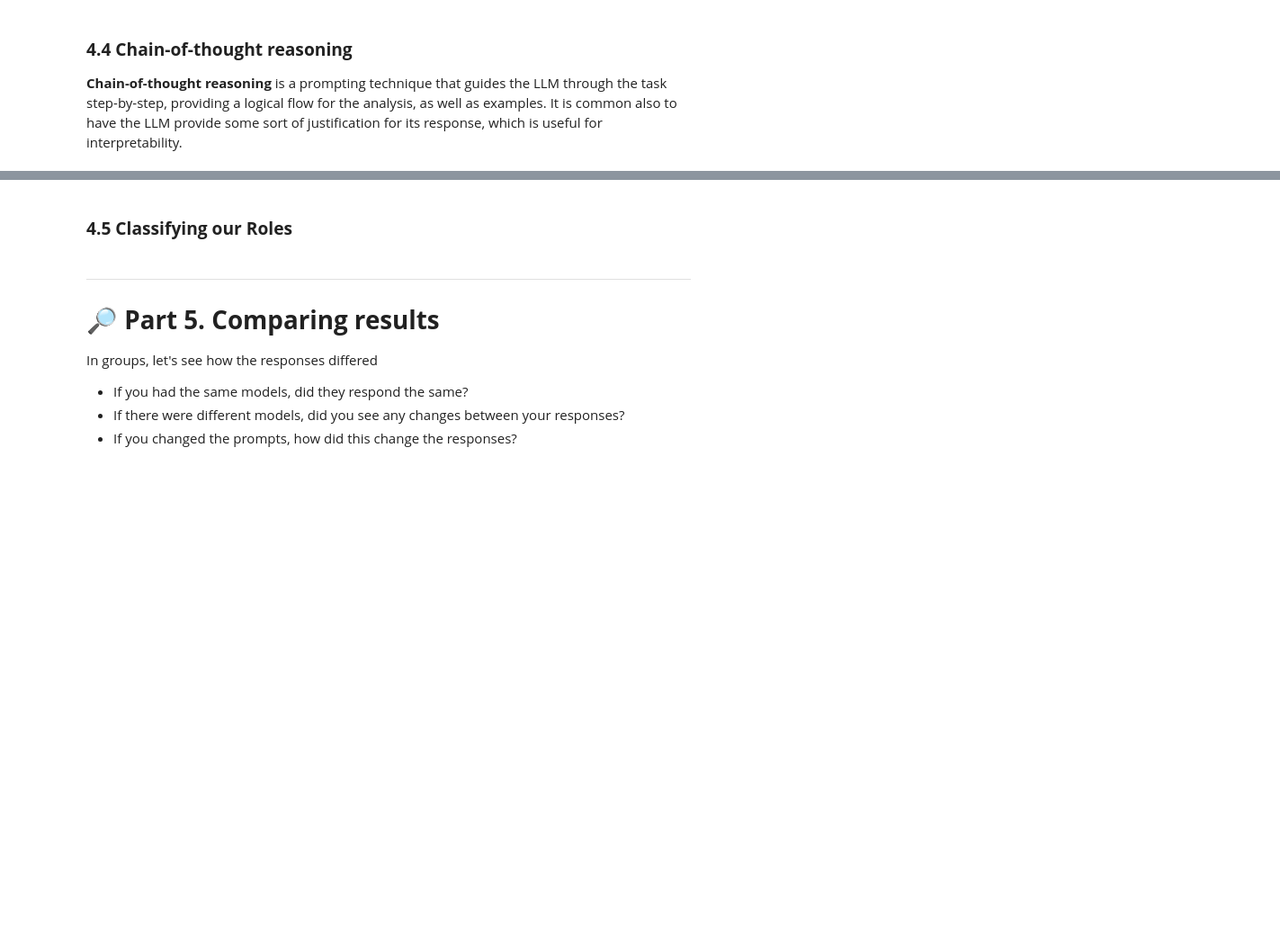
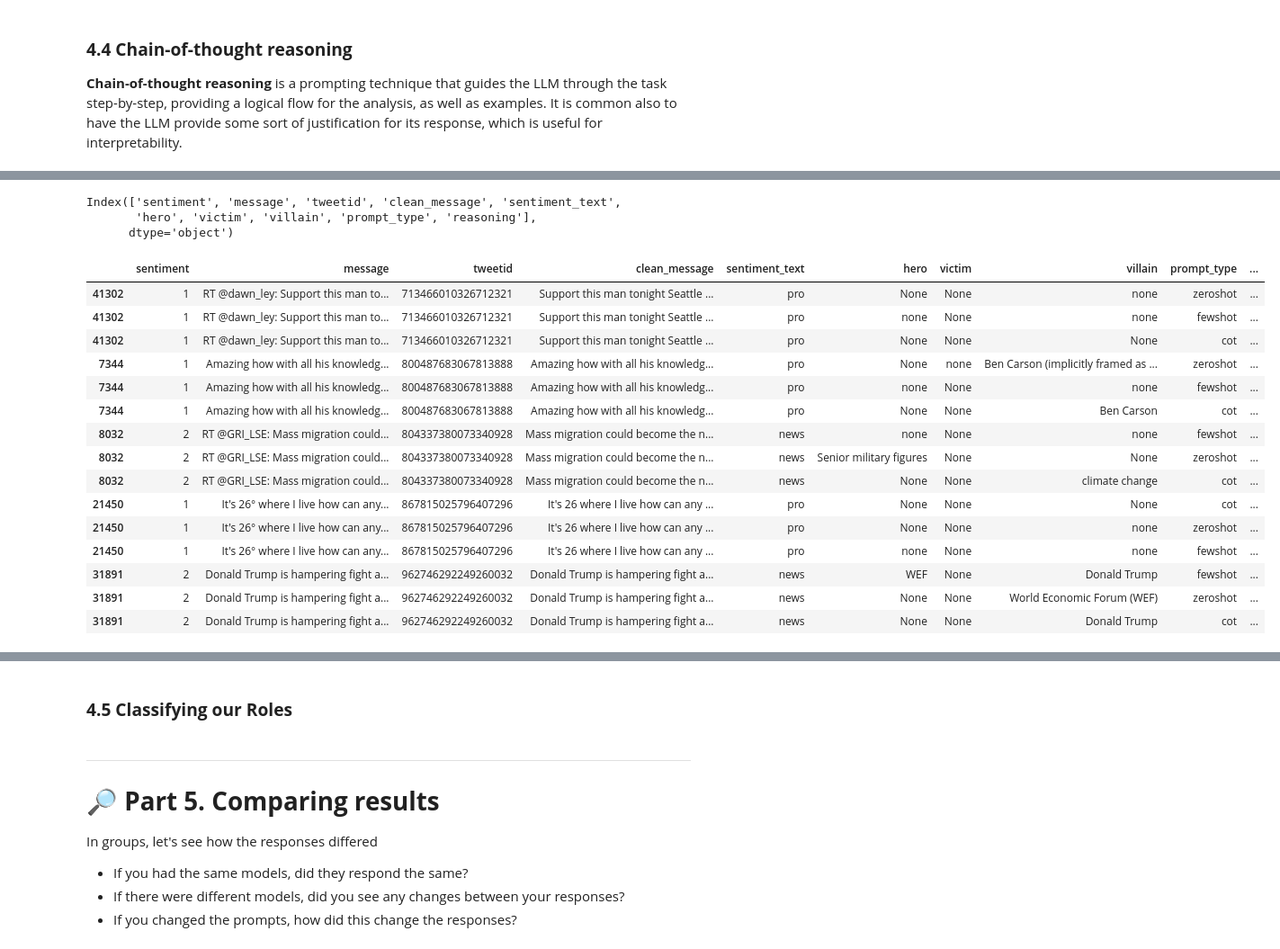
Before and after one commit to Fonzzy1/LLM-Workshop, a Jupyter notebook: workshop.ipynb, the cells around one changed output, grey strips where cells are left out. Shown at 90% size. Drawn from its saved outputs; the diff is of its cells as text; code cells hidden in the pictures; blank space fills up the shorter version.

```diff
--- a/workshop.ipynb
+++ b/workshop.ipynb
@@ -728,3 +745,34 @@ response_df_cot[['clean_message', 'hero', 'villain', 'victim', 'reasoning']]
+# %%
+response_df.columns
+# %% [output]
+Index(['sentiment', 'message', 'tweetid', 'clean_message', 'sentiment_text',
+       'hero', 'victim', 'villain', 'prompt_type', 'reasoning'],
+      dtype='object')
 # %%
 # plot whether a hero, villain or victim was found in each df
-@Laura TODo
+
+# combine response_dfs with column for prompt_type
+response_df_zeroshot['prompt_type'] = 'zeroshot'
+response_df_fewshot['prompt_type'] = 'fewshot'
+response_df_cot['prompt_type'] = 'cot'
+
+# concat vertically
+response_df = pd.concat([response_df_zeroshot, response_df_fewshot, response_df_cot])
+response_df.sort_values(by='tweetid')
+# %% [output]
+|  | sentiment | message | tweetid | clean_message | sentiment_text | hero | victim | villain | prompt_type | ... |
+| 41302 | 1 | RT @dawn_ley: Support this man to... | 713466010326712321 | Support this man tonight Seattle ... | pro | None | None | none | zeroshot | ... |
+| 41302 | 1 | RT @dawn_ley: Support this man to... | 713466010326712321 | Support this man tonight Seattle ... | pro | none | None | none | fewshot | ... |
+| 41302 | 1 | RT @dawn_ley: Support this man to... | 713466010326712321 | Support this man tonight Seattle ... | pro | None | None | None | cot | ... |
+| 7344 | 1 | Amazing how with all his knowledg... | 800487683067813888 | Amazing how with all his knowledg... | pro | None | none | Ben Carson (implicitly framed as ... | zeroshot | ... |
+| 7344 | 1 | Amazing how with all his knowledg... | 800487683067813888 | Amazing how with all his knowledg... | pro | none | None | none | fewshot | ... |
+| 7344 | 1 | Amazing how with all his knowledg... | 800487683067813888 | Amazing how with all his knowledg... | pro | None | None | Ben Carson | cot | ... |
+| 8032 | 2 | RT @GRI_LSE: Mass migration could... | 804337380073340928 | Mass migration could become the n... | news | none | None | none | fewshot | ... |
+| 8032 | 2 | RT @GRI_LSE: Mass migration could... | 804337380073340928 | Mass migration could become the n... | news | Senior military figures | None | None | zeroshot | ... |
+| 8032 | 2 | RT @GRI_LSE: Mass migration could... | 804337380073340928 | Mass migration could become the n... | news | None | None | climate change | cot | ... |
+| 21450 | 1 | It's 26° where I live how can any... | 867815025796407296 | It's 26 where I live how can any ... | pro | None | None | None | cot | ... |
+| 21450 | 1 | It's 26° where I live how can any... | 867815025796407296 | It's 26 where I live how can any ... | pro | None | None | none | zeroshot | ... |
+| 21450 | 1 | It's 26° where I live how can any... | 867815025796407296 | It's 26 where I live how can any ... | pro | none | None | none | fewshot | ... |
+| 31891 | 2 | Donald Trump is hampering fight a... | 962746292249260032 | Donald Trump is hampering fight a... | news | WEF | None | Donald Trump | fewshot | ... |
+| 31891 | 2 | Donald Trump is hampering fight a... | 962746292249260032 | Donald Trump is hampering fight a... | news | None | None | World Economic Forum (WEF) | zeroshot | ... |
+| 31891 | 2 | Donald Trump is hampering fight a... | 962746292249260032 | Donald Trump is hampering fight a... | news | None | None | Donald Trump | cot | ... |
```
Also changed, not shown: parts of 11 cells of this notebook.
